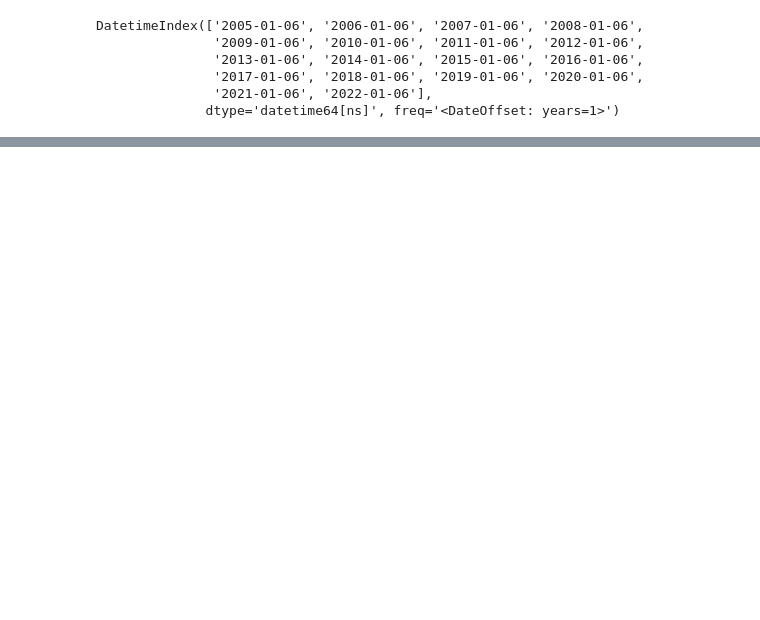
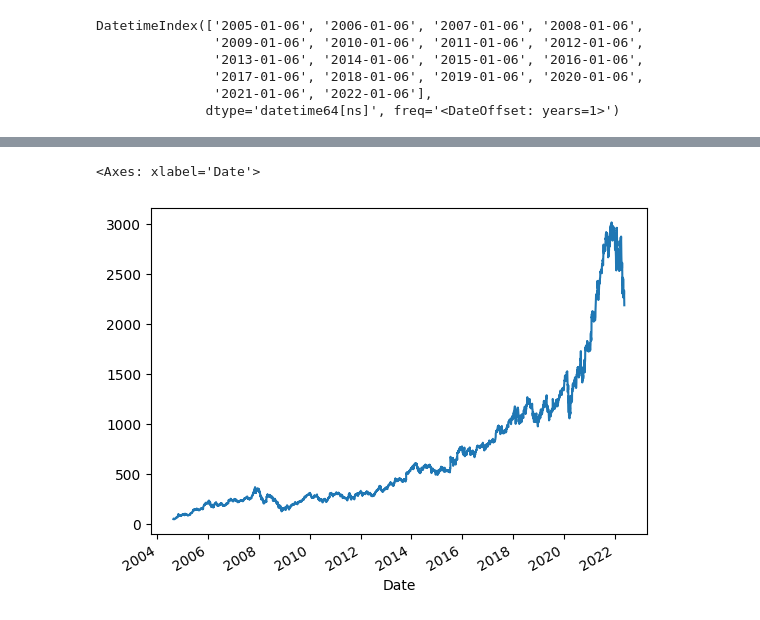
Before and after one commit to Swapn2/Data-Science-Learnings, a Jupyter notebook: Time_series_analysis.ipynb, the cells around one changed output, grey strips where cells are left out. Cells and saved outputs as stored; diff of their text form; code cells hidden in the pictures; blank space fills up the shorter version.

```diff
--- a/Time_series_analysis.ipynb
+++ b/Time_series_analysis.ipynb
@@ -243,3 +243,8 @@ google[google.index.isin(pd.date_range(start = '2005-1-6',end = '2022-1-6',freq=
 | 2020-01-06 | 1350.000000 | 1396.500000 | 1350.000000 | 1394.209961 | 1394.209961 | 1732300 | January | Monday | 1 |
 | 2021-01-06 | 1702.630005 | 1748.000000 | 1699.000000 | 1735.290039 | 1735.290039 | 2602100 | January | Wednesday | 1 |
 | 2022-01-06 | 2749.949951 | 2793.719971 | 2735.270020 | 2751.020020 | 2751.020020 | 1452500 | January | Thursday | 1 |
+# %%
+google['Close'].plot()
+# %% [output]
+<Axes: xlabel='Date'>
+[figure, added]
```
Also changed, not shown: parts of 16 cells of this notebook.
